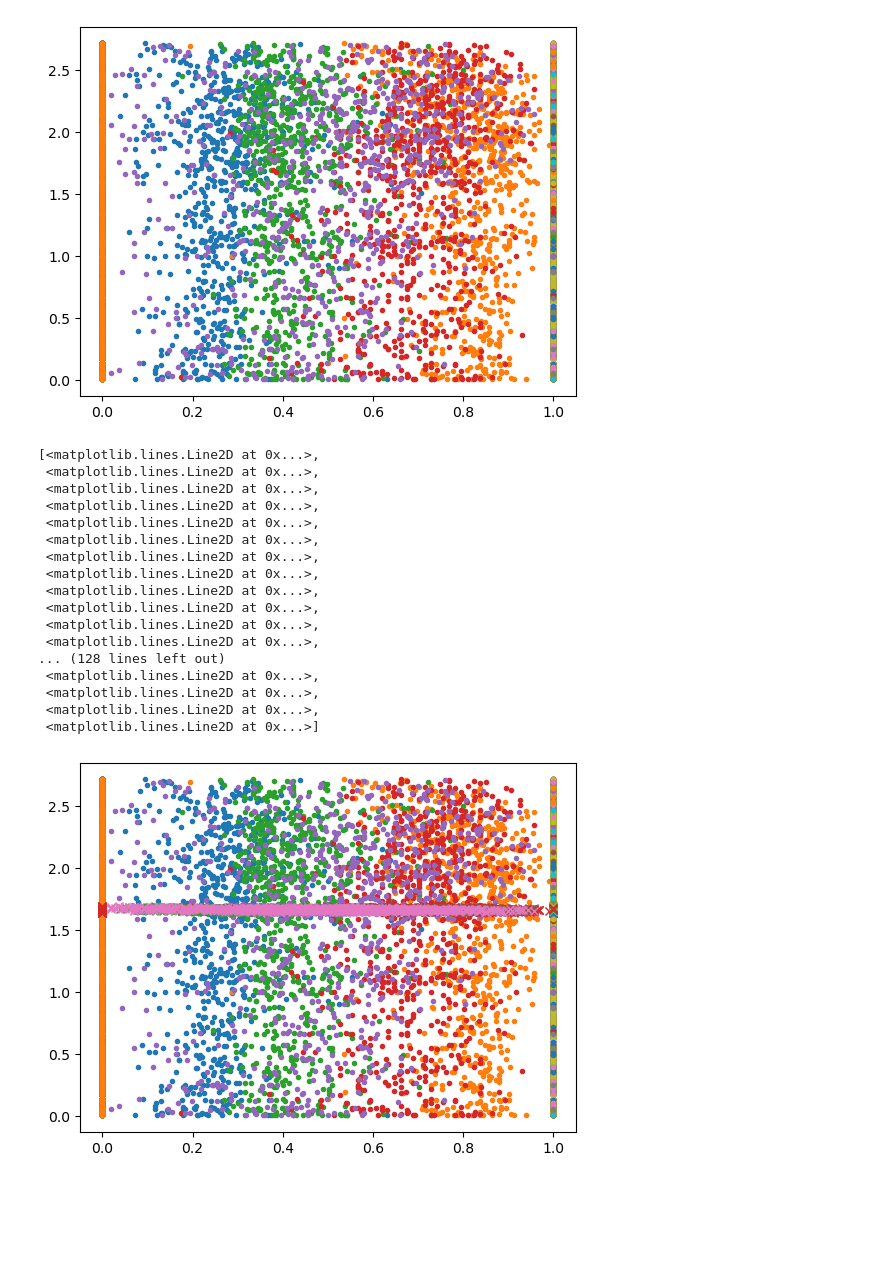
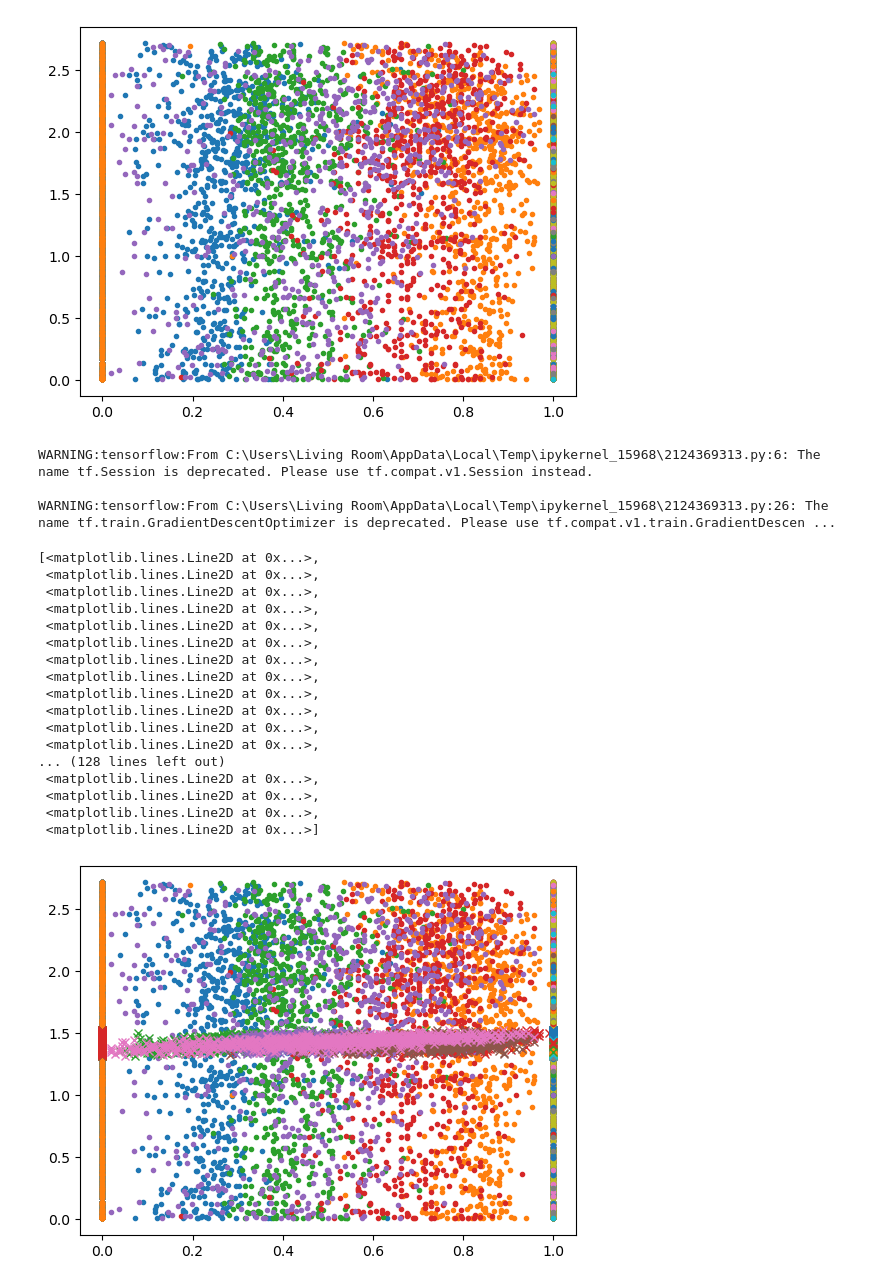
Before and after one commit to hscottvo/CS235-Project, a Jupyter notebook: Scratch Implementation.ipynb, the cells around one changed output. Drawn from its saved outputs; the diff is of its cells as text; code cells hidden in the pictures; blank space fills up the shorter version.

```diff
--- a/Scratch Implementation.ipynb
+++ b/Scratch Implementation.ipynb
@@ -11,6 +19,6 @@ tf.compat.v1.disable_v2_behavior()
 # %%
 class ScratchVR(object):
-    def __init__(self, epsilon=0.1):
+    def __init__(self, epsilon=0.5):
         self.epsilon = epsilon
 
     def fit(self, X, y, epochs=200, learning_rate=0.1):
@@ -95,31 +103,34 @@ plt.plot(x, y,".")
  <matplotlib.lines.Line2D at 0x...>]
 [figure]
 # %%
-model = ScratchVR(epsilon=0.1)
+model = ScratchVR(epsilon=0.2)
 model.fit(x, y)
 plt.plot(
     x, y, ".",
     x, model.predict(x), "x"
 )
 # %% [output]
-[<matplotlib.lines.Line2D at 0x...>,
- <matplotlib.lines.Line2D at 0x...>,
- <matplotlib.lines.Line2D at 0x...>,
- <matplotlib.lines.Line2D at 0x...>,
- <matplotlib.lines.Line2D at 0x...>,
- <matplotlib.lines.Line2D at 0x...>,
- <matplotlib.lines.Line2D at 0x...>,
- <matplotlib.lines.Line2D at 0x...>,
- <matplotlib.lines.Line2D at 0x...>,
- <matplotlib.lines.Line2D at 0x...>,
- <matplotlib.lines.Line2D at 0x...>,
- <matplotlib.lines.Line2D at 0x...>,
-... (128 lines left out)
- <matplotlib.lines.Line2D at 0x...>,
- <matplotlib.lines.Line2D at 0x...>,
- <matplotlib.lines.Line2D at 0x...>,
- <matplotlib.lines.Line2D at 0x...>]
+WARNING:tensorflow:From C:\Users\Living Room\AppData\Local\Temp\ipykernel_15968\2124369313.py:6: The name tf.Session is deprecated. Please use tf.compat.v1.Session instead.
+
+WARNING:tensorflow:From C:\Users\Living Room\AppData\Local\Temp\ipykernel_15968\2124369313.py:26: The name tf.train.GradientDescentOptimizer is deprecated. Please use tf.compat.v1.train.GradientDescen ...
+[<matplotlib.lines.Line2D at 0x...>,
+ <matplotlib.lines.Line2D at 0x...>,
+ <matplotlib.lines.Line2D at 0x...>,
+ <matplotlib.lines.Line2D at 0x...>,
+ <matplotlib.lines.Line2D at 0x...>,
+ <matplotlib.lines.Line2D at 0x...>,
+ <matplotlib.lines.Line2D at 0x...>,
+ <matplotlib.lines.Line2D at 0x...>,
+ <matplotlib.lines.Line2D at 0x...>,
+ <matplotlib.lines.Line2D at 0x...>,
+ <matplotlib.lines.Line2D at 0x...>,
+ <matplotlib.lines.Line2D at 0x...>,
+... (128 lines left out)
+ <matplotlib.lines.Line2D at 0x...>,
+ <matplotlib.lines.Line2D at 0x...>,
+ <matplotlib.lines.Line2D at 0x...>,
+ <matplotlib.lines.Line2D at 0x...>]
-[figure, old version]
+[figure, new version]
 # %%
 
 check = pd.read_csv('test.csv')
```
Also changed, not shown: parts of 3 cells of this notebook.
